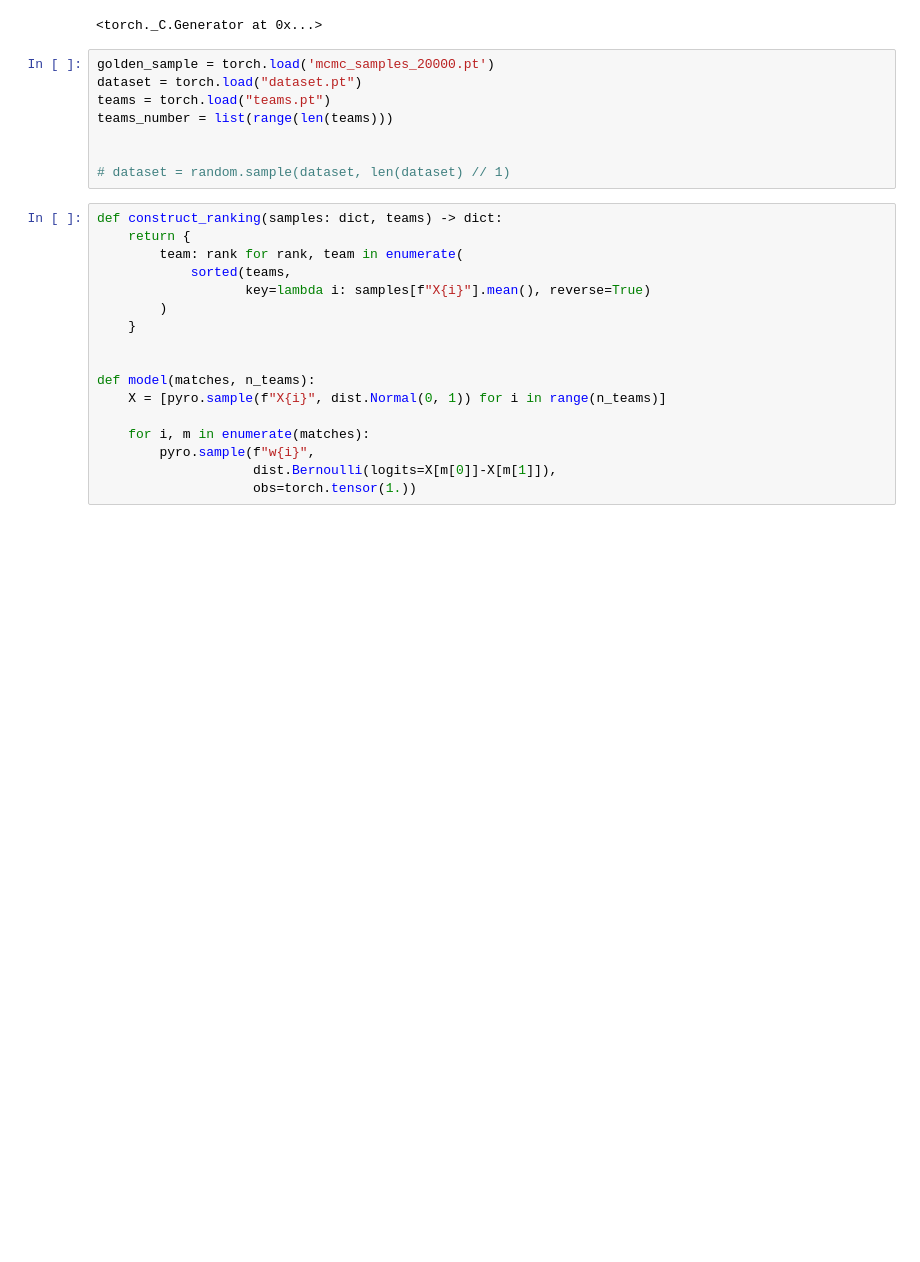
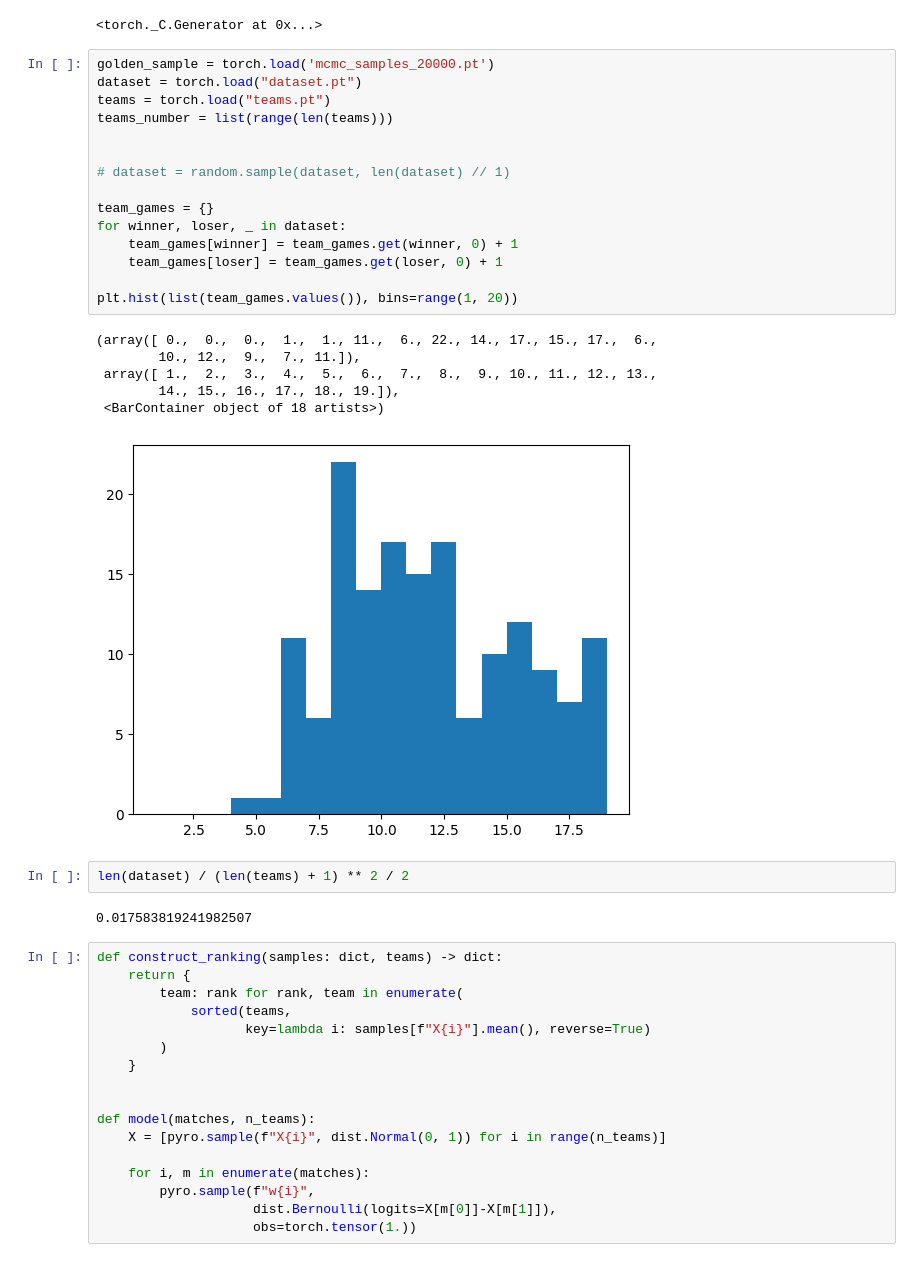
Before and after one commit to b0kch01/graphical-tournament, a Jupyter notebook: min_samples.ipynb, the cells around one changed output. Drawn from its saved outputs; the diff is of its cells as text; blank space fills up the shorter version.

```diff
--- a/min_samples.ipynb
+++ b/min_samples.ipynb
@@ -21,11 +21,29 @@ torch.manual_seed(seed)
 # %%
 golden_sample = torch.load('mcmc_samples_20000.pt')
 dataset = torch.load("dataset.pt")
 teams = torch.load("teams.pt")
 teams_number = list(range(len(teams)))
 
 
 # dataset = random.sample(dataset, len(dataset) // 1)
+
+team_games = {}
+for winner, loser, _ in dataset:
+    team_games[winner] = team_games.get(winner, 0) + 1
+    team_games[loser] = team_games.get(loser, 0) + 1
+
+plt.hist(list(team_games.values()), bins=range(1, 20))
+# %% [output]
+(array([ 0.,  0.,  0.,  1.,  1., 11.,  6., 22., 14., 17., 15., 17.,  6.,
+        10., 12.,  9.,  7., 11.]),
+ array([ 1.,  2.,  3.,  4.,  5.,  6.,  7.,  8.,  9., 10., 11., 12., 13.,
+        14., 15., 16., 17., 18., 19.]),
+ <BarContainer object of 18 artists>)
+[figure, added]
+# %%
+len(dataset) / (len(teams) + 1) ** 2 / 2
+# %% [output]
+0.017583819241982507
 # %%
 def construct_ranking(samples: dict, teams) -> dict:
     return {
```
Also changed, not shown: parts of 1 cell of this notebook, 1 other file.
